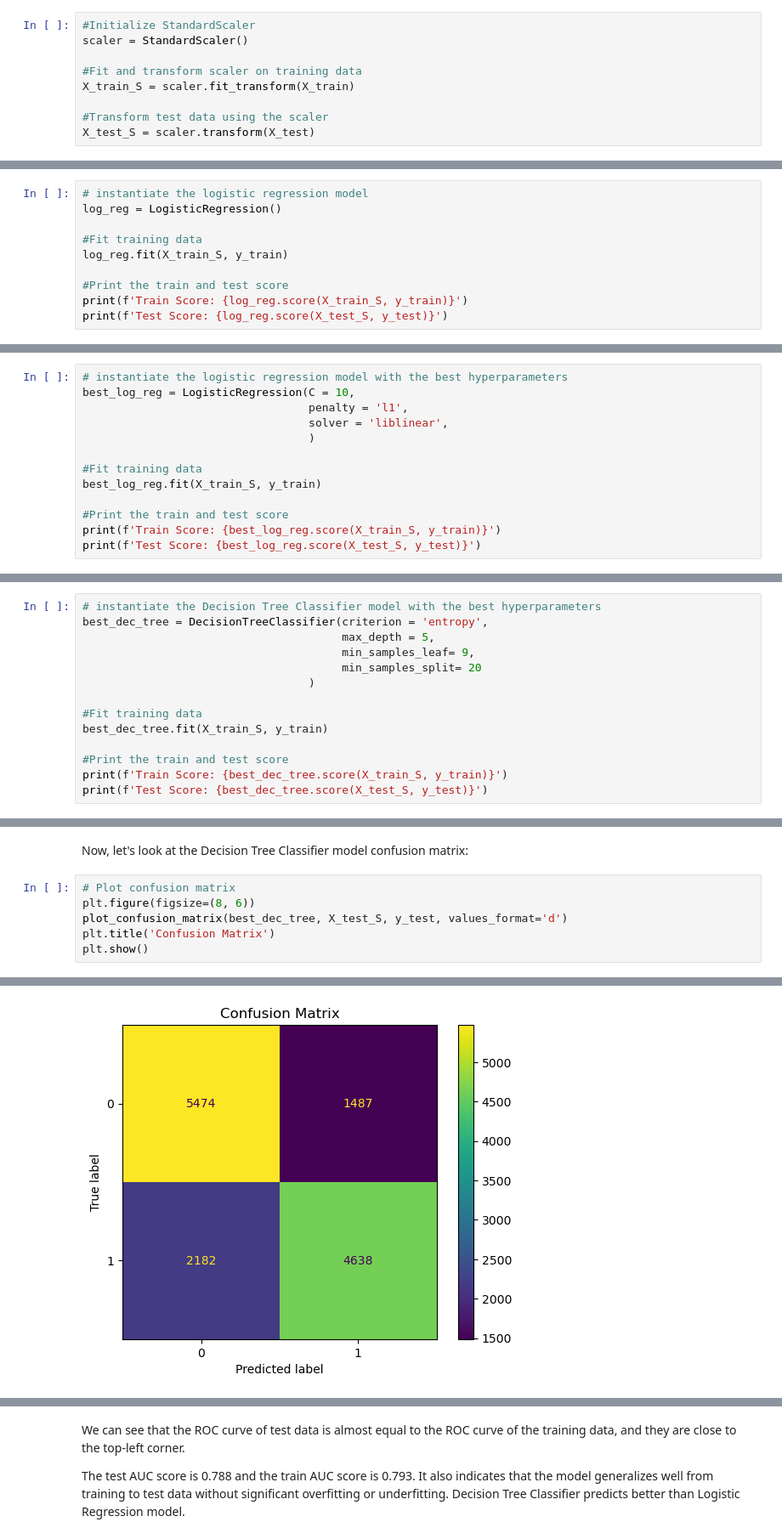
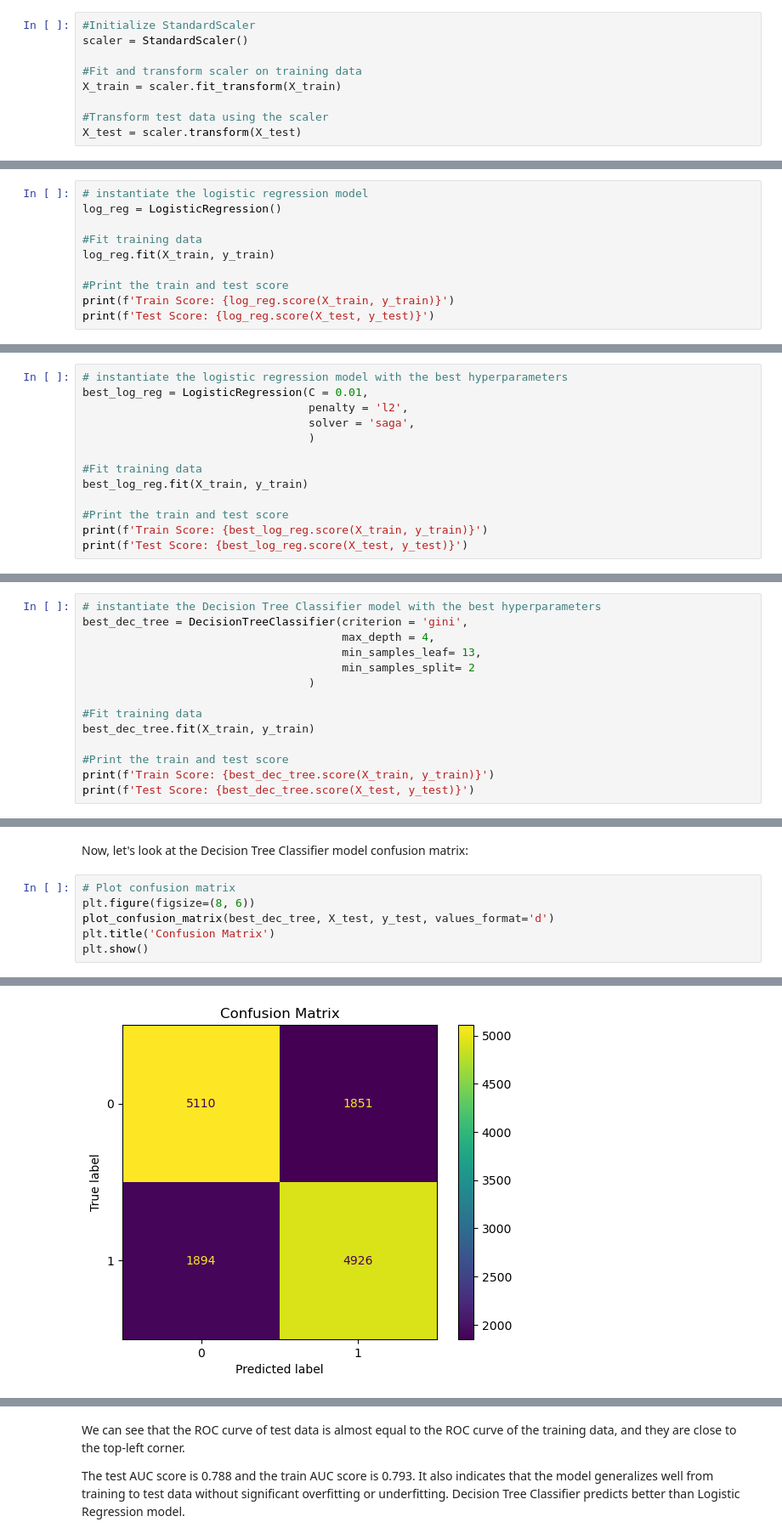
Before and after one commit to VioreliaM/Capstone_may2024, a Jupyter notebook: notebooks/02-pre-processing-base-modelling.ipynb, the cells around one changed output, grey strips where cells are left out. Shown at 85% size. Saved outputs shown, nothing was run; the diff lists cells and outputs as text.

```diff
--- a/notebooks/02-pre-processing-base-modelling.ipynb
+++ b/notebooks/02-pre-processing-base-modelling.ipynb
@@ -170,10 +181,10 @@ from sklearn.neighbors import KNeighborsClassifier
 scaler = StandardScaler()
 
 #Fit and transform scaler on training data
-X_train_S = scaler.fit_transform(X_train)
+X_train = scaler.fit_transform(X_train)
 
 #Transform test data using the scaler
-X_test_S = scaler.transform(X_test)
+X_test = scaler.transform(X_test)
 # %% [markdown]
 Now we can proceeed to do modelling.
 # %% [markdown]
@@ -185,11 +196,11 @@ First of all, we can build a baseline model, to see what scores we obtain:
 log_reg = LogisticRegression()
 
 #Fit training data
-log_reg.fit(X_train_S, y_train)
+log_reg.fit(X_train, y_train)
 
 #Print the train and test score
-print(f'Train Score: {log_reg.score(X_train_S, y_train)}')
-print(f'Test Score: {log_reg.score(X_test_S, y_test)}')
+print(f'Train Score: {log_reg.score(X_train, y_train)}')
+print(f'Test Score: {log_reg.score(X_test, y_test)}')
 # %% [output]
 Train Score: 0.7266608613620696
 Test Score: 0.7263623829910747
@@ -226,15 +237,15 @@ fittedgrid.best_score_
 Now we know what are the hyperparameters that logistic regression need, and we can build the logistic regression with these parameters:
 # %%
 # instantiate the logistic regression model with the best hyperparameters
-best_log_reg = LogisticRegression(C = 10,
-                                  penalty = 'l1',
-                                  solver = 'liblinear',
+best_log_reg = LogisticRegression(C = 0.01,
+                                  penalty = 'l2',
+                                  solver = 'saga',
                                   )
 
 #Fit training data
-best_log_reg.fit(X_train_S, y_train)
+best_log_reg.fit(X_train, y_train)
 
 #Print the train and test score
-print(f'Train Score: {best_log_reg.score(X_train_S, y_train)}')
-print(f'Test Score: {best_log_reg.score(X_test_S, y_test)}')
+print(f'Train Score: {best_log_reg.score(X_train, y_train)}')
+print(f'Test Score: {best_log_reg.score(X_test, y_test)}')
 # %% [output]
@@ -281,16 +289,16 @@ fittedgrid.best_score_
 Now, we can build the Decision Tree Classifier, using the best parameters:
 # %%
 # instantiate the Decision Tree Classifier model with the best hyperparameters
-best_dec_tree = DecisionTreeClassifier(criterion = 'entropy',
-                                       max_depth = 5,
-                                       min_samples_leaf= 9,
-                                       min_samples_split= 20
+best_dec_tree = DecisionTreeClassifier(criterion = 'gini',
+                                       max_depth = 4,
+                                       min_samples_leaf= 13,
+                                       min_samples_split= 2
                                   )
 
 #Fit training data
-best_dec_tree.fit(X_train_S, y_train)
+best_dec_tree.fit(X_train, y_train)
 
 #Print the train and test score
-print(f'Train Score: {best_dec_tree.score(X_train_S, y_train)}')
-print(f'Test Score: {best_dec_tree.score(X_test_S, y_test)}')
+print(f'Train Score: {best_dec_tree.score(X_train, y_train)}')
+print(f'Test Score: {best_dec_tree.score(X_test, y_test)}')
 # %% [output]
@@ -471,11 +479,11 @@ Now, let's look at the Decision Tree Classifier model confusion matrix:
 # %%
 # Plot confusion matrix
 plt.figure(figsize=(8, 6))
-plot_confusion_matrix(best_dec_tree, X_test_S, y_test, values_format='d')
+plot_confusion_matrix(best_dec_tree, X_test, y_test, values_format='d')
 plt.title('Confusion Matrix')
 plt.show()
 # %% [output]
 <Figure size 800x600 with 0 Axes>
-[figure, old version]
+[figure, new version]
 # %% [markdown]
 We can see that:
```
Also changed, not shown: parts of 50 cells of this notebook, 22 other files.
